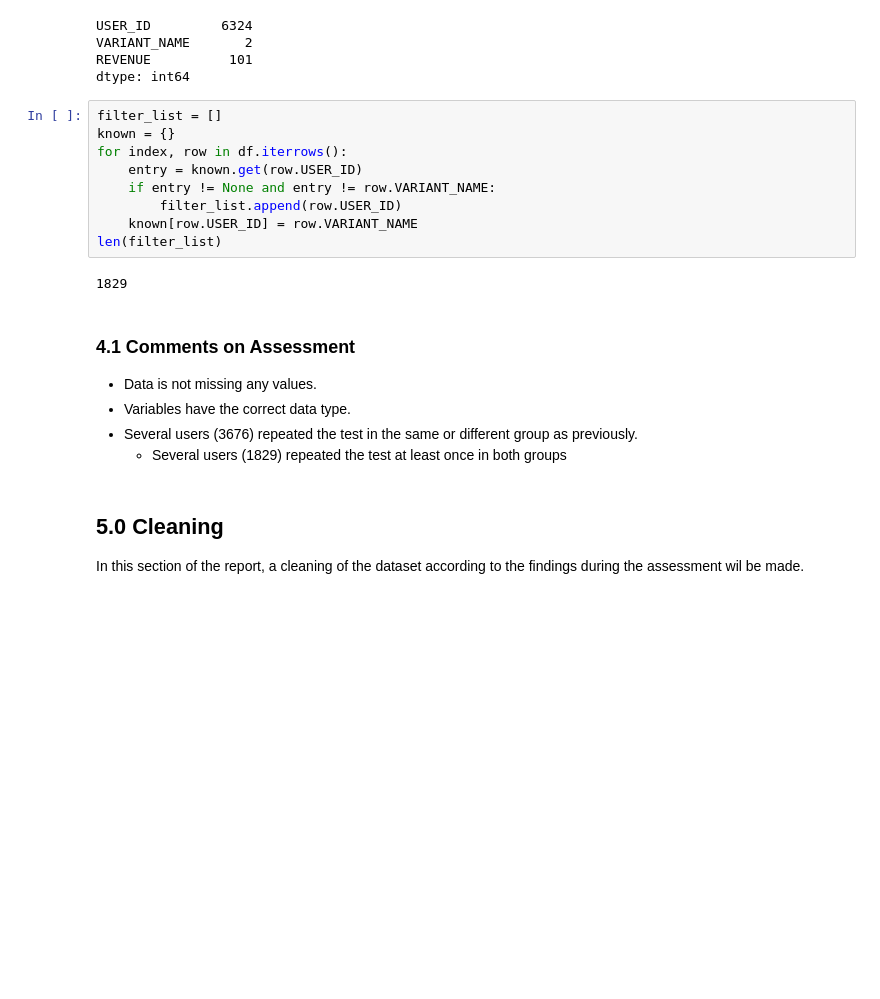
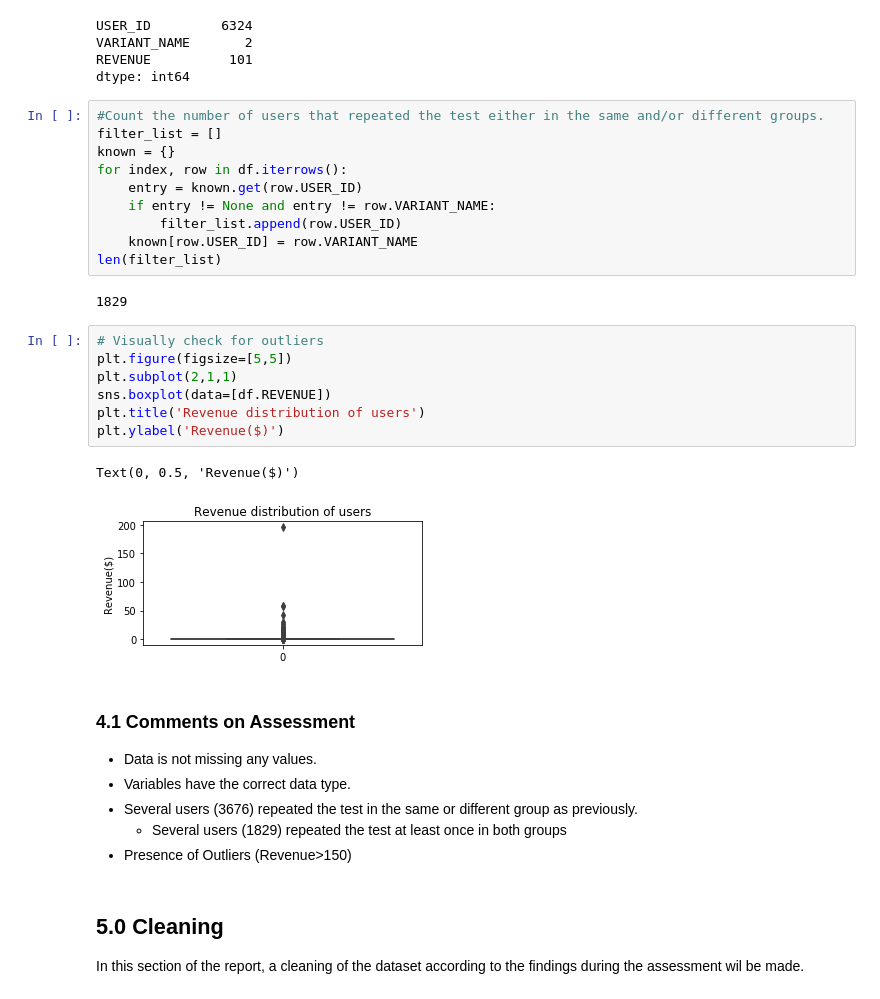
Before and after one commit to Mannygcg/AB-Testing-project, a Jupyter notebook: CVode.ipynb, the cells around one changed output. Cells and saved outputs as stored; diff of their text form; blank space fills up the shorter version.

```diff
--- a/CVode.ipynb
+++ b/CVode.ipynb
@@ -52,6 +61,7 @@ VARIANT_NAME       2
 REVENUE          101
 dtype: int64
 # %%
+#Count the number of users that repeated the test either in the same and/or different groups.
 filter_list = []
 known = {}
 for index, row in df.iterrows():
@@ -62,12 +72,23 @@ for index, row in df.iterrows():
 len(filter_list)
 # %% [output]
 1829
+# %%
+# Visually check for outliers
+plt.figure(figsize=[5,5])
+plt.subplot(2,1,1)
+sns.boxplot(data=[df.REVENUE])
+plt.title('Revenue distribution of users')
+plt.ylabel('Revenue($)')
+# %% [output]
+Text(0, 0.5, 'Revenue($)')
+[figure, added]
 # %% [markdown]
 ### 4.1 Comments on Assessment
 - Data is not missing any values.
 - Variables have the correct data type.
 - Several users (3676) repeated the test in the same or different group as previously.
   - Several users (1829) repeated the test at least once in both groups
+- Presence of Outliers (Revenue>150)
 # %% [markdown]
 ## 5.0 Cleaning
 In this section of the report, a cleaning of the dataset according to the findings during the assessment wil be made.
```
Also changed, not shown: parts of 45 cells of this notebook, 1 other file.
